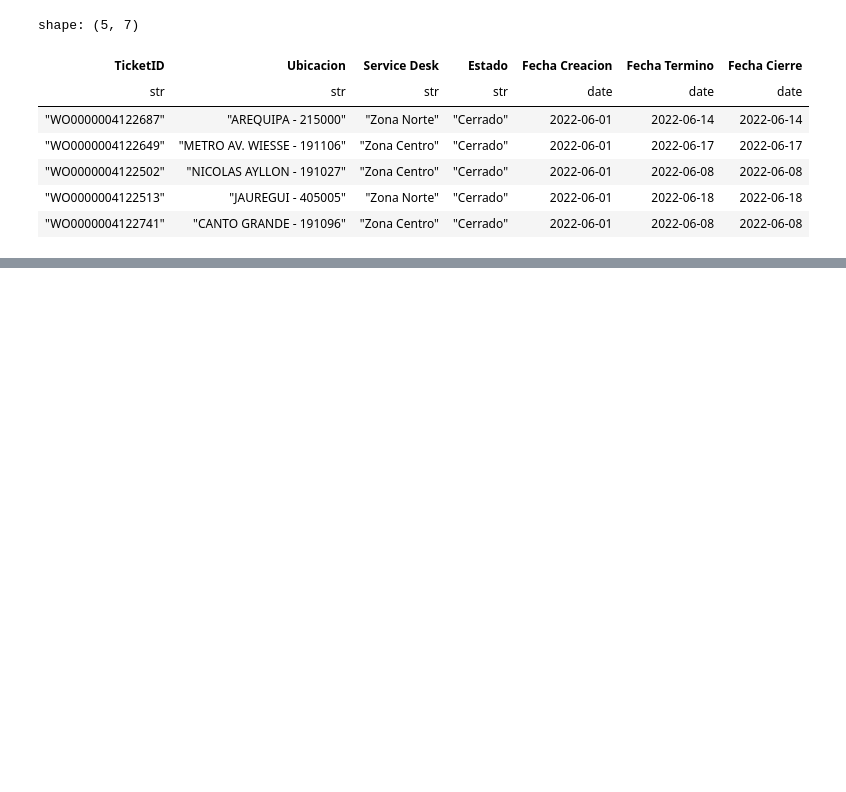
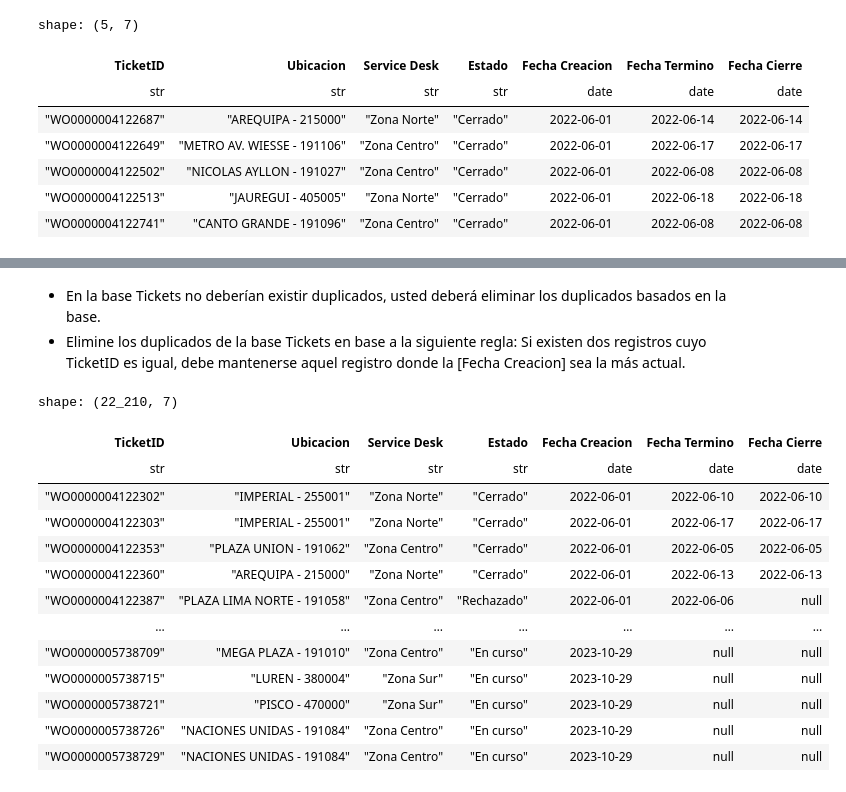
Before and after one commit to jaquino/Gestion-Atenciones, a Jupyter notebook: proceso_ETL.ipynb, the cells around one changed output, grey strips where cells are left out. Saved outputs shown, nothing was run; the diff lists cells and outputs as text; code cells hidden in the pictures; blank space fills up the shorter version.

```diff
--- a/proceso_ETL.ipynb
+++ b/proceso_ETL.ipynb
@@ -71,0 +142,28 @@ shape: (5, 7)
+# %% [markdown]
+- En la base Tickets no deberían existir duplicados, usted deberá eliminar los duplicados basados en la base.
+- Elimine los duplicados de la base Tickets en base a la siguiente regla: Si existen dos registros cuyo TicketID es igual, debe mantenerse aquel registro donde la [Fecha Creacion] sea la más actual.
+# %%
+Tickets = Tickets.sort(
+    by=['TicketID', 'Fecha Creacion']
+).unique(
+    subset='TicketID',
+    keep='last',
+    maintain_order=True
+)
+
+Tickets
+# %% [output]
+shape: (22_210, 7)
+| TicketID | Ubicacion | Service Desk | Estado | Fecha Creacion | Fecha Termino | Fecha Cierre |
+| str | str | str | str | date | date | date |
+| "WO0000004122302" | "IMPERIAL - 255001" | "Zona Norte" | "Cerrado" | 2022-06-01 | 2022-06-10 | 2022-06-10 |
+| "WO0000004122303" | "IMPERIAL - 255001" | "Zona Norte" | "Cerrado" | 2022-06-01 | 2022-06-17 | 2022-06-17 |
+| "WO0000004122353" | "PLAZA UNION - 191062" | "Zona Centro" | "Cerrado" | 2022-06-01 | 2022-06-05 | 2022-06-05 |
+| "WO0000004122360" | "AREQUIPA - 215000" | "Zona Norte" | "Cerrado" | 2022-06-01 | 2022-06-13 | 2022-06-13 |
+| "WO0000004122387" | "PLAZA LIMA NORTE - 191058" | "Zona Centro" | "Rechazado" | 2022-06-01 | 2022-06-06 | null |
+| … | … | … | … | … | … | … |
+| "WO0000005738709" | "MEGA PLAZA - 191010" | "Zona Centro" | "En curso" | 2023-10-29 | null | null |
+| "WO0000005738715" | "LUREN - 380004" | "Zona Sur" | "En curso" | 2023-10-29 | null | null |
+| "WO0000005738721" | "PISCO - 470000" | "Zona Sur" | "En curso" | 2023-10-29 | null | null |
+| "WO0000005738726" | "NACIONES UNIDAS - 191084" | "Zona Centro" | "En curso" | 2023-10-29 | null | null |
+| "WO0000005738729" | "NACIONES UNIDAS - 191084" | "Zona Centro" | "En curso" | 2023-10-29 | null | null |
```
Also changed, not shown: parts of 16 cells of this notebook, 3 other files.
